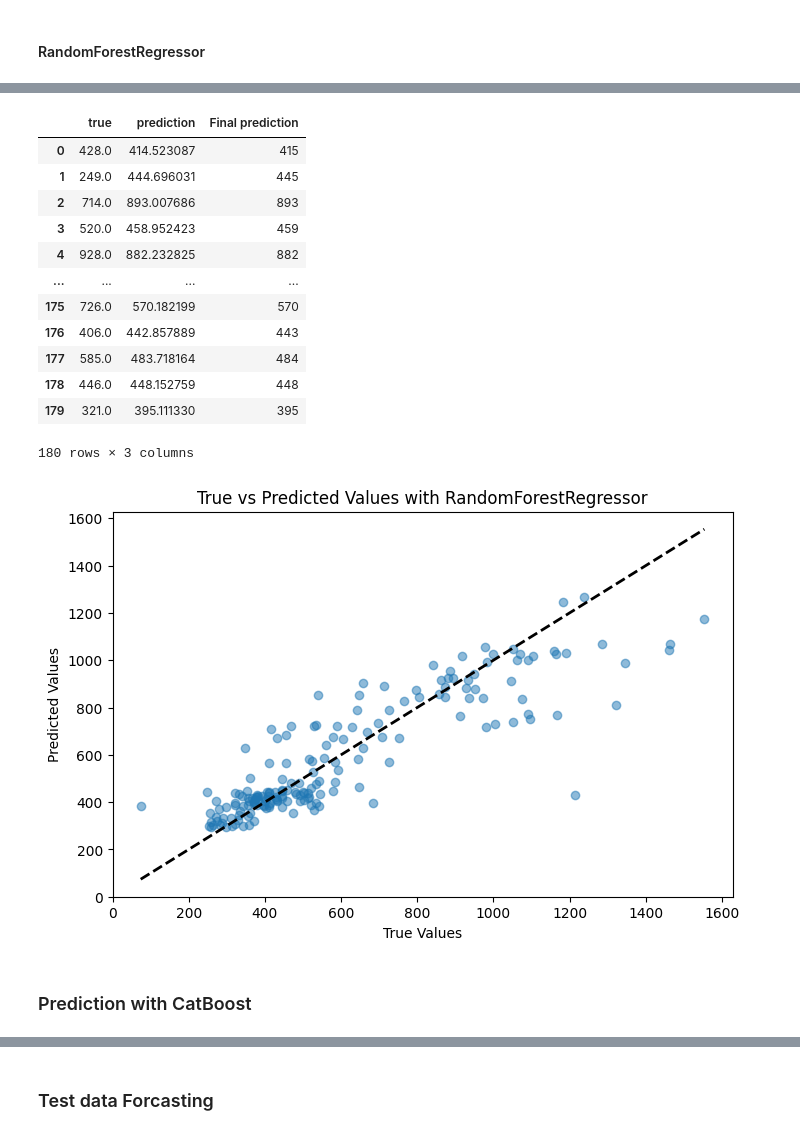
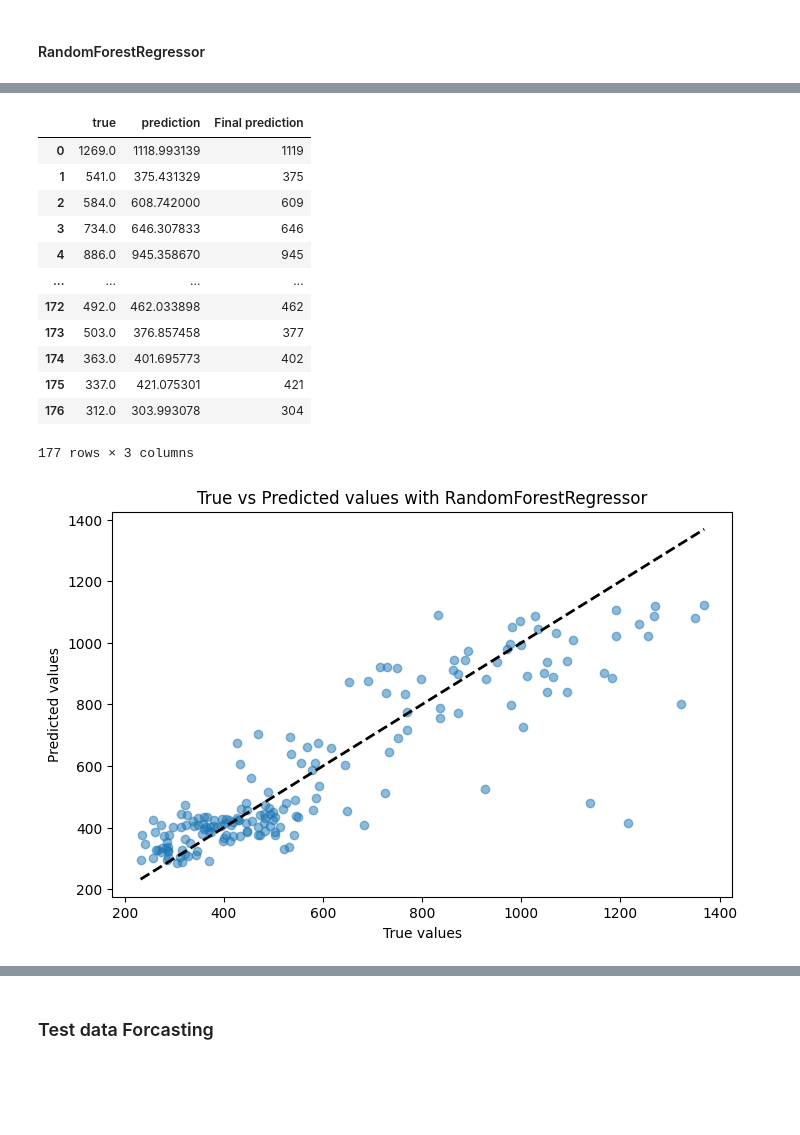
Before and after one commit to msbeigi/sale-analysis, a Jupyter notebook: backery_sale.ipynb, the cells around one changed output, grey strips where cells are left out. Cells and saved outputs as stored; diff of their text form; code cells hidden in the pictures; blank space fills up the shorter version.

```diff
--- a/backery_sale.ipynb
+++ b/backery_sale.ipynb
@@ -360,7 +362,7 @@ merged_data
 # %%
 
 
-correlation_merge=merged_data[[ 'Quantity', #'total_sale_item', 'Article_Label',
+correlation_merge=merged_data_no_oulier[[ 'Quantity', #'total_sale_item', 'Article_Label',
        'tavg', 'tmin', 'tmax', 'prcp', 'wdir', 'wspd', 'wpgt', 'pres',
        'is_rainy', 'temp_range', 'is_cold_day', 'is_hot_day', 'is_heavy_wind',
        'is_high_pressure', 'day_of_week', 'is_weekend', 'month',
@@ -403,19 +405,19 @@ print(f'Top features:\n{correl_list}')
 Top features:
 ['tavg', 'tmin', 'tmax', 'prcp', 'wdir', 'wspd', 'wpgt', 'pres', 'is_rainy', 'temp_range', 'is_cold_day', 'is_hot_day', 'is_heavy_wind', 'is_high_pressure', 'day_of_week', 'is_weekend', 'month', 'week ...
 # %%
-df_train=merged_data[correl_list]
-df_y=merged_data['Quantity']
+df_train=merged_data_no_oulier[correl_list]
+df_y=merged_data_no_oulier['Quantity']
 X_train,X_test,y_train,y_test=train_test_split(df_train, df_y, test_size=0.3, random_state=42)
 # %% [markdown]
 #### Feature imporatnce with LightGBMRegressor & ExtraTreesRegressor
 # %%
 
 
-etr = ExtraTreesRegressor(n_estimators=300, random_state=42)
+etr = ExtraTreesRegressor(n_estimators=300, random_state=42, verbose=0)
 etr.fit(X_train, y_train)
 feature_importances_etr = etr.feature_importances_
 
-lgbm = lgb.LGBMRegressor(n_estimators=100, max_depth=10, random_state=42)
+lgbm = lgb.LGBMRegressor(n_estimators=100,  random_state=42)
 lgbm.fit(X_train, y_train)
 
 feature_importances_lgbm = lgbm.feature_importances_
@@ -489,7 +473,7 @@ print(selection_list_features)
 # %%
 selection_list_features = [feature for feature in selection_list_features if (feature not in ['Article_Label','total_sale_item'])]
 
-df_train=merged_data[selection_list_features]
+df_train=merged_data_no_oulier[selection_list_features]
 
 X_train, X_test, y_train, y_test = train_test_split(df_train, df_y, test_size=0.3, random_state=42)
 # %% [markdown]
@@ -524,29 +508,27 @@ Final Mean Absolute Error Final Prediction: 97.16666666666667
 # %%
 result_predict=zip(y_test,y_pred,final_y_pred_rf)
 df_result_rf=pd.DataFrame(result_predict, columns=['true','prediction','Final prediction'])
 display(df_result_rf)
 
 plt.figure(figsize=(8, 5))
 plt.scatter(y_test, y_pred, alpha=0.5)
 plt.plot([y_test.min(), y_test.max()], [y_test.min(), y_test.max()], 'k--', lw=2)
-plt.xlabel('True Values')
-plt.ylabel('Predicted Values')
-plt.title('True vs Predicted Values with RandomForestRegressor')
+plt.xlabel('True values')
+plt.ylabel('Predicted values')
+plt.title('True vs Predicted values with RandomForestRegressor')
 plt.show()
 # %% [output]
 |  | true | prediction | Final prediction |
-| 0 | 428.0 | 414.523087 | 415 |
-| 1 | 249.0 | 444.696031 | 445 |
-| 2 | 714.0 | 893.007686 | 893 |
-| 3 | 520.0 | 458.952423 | 459 |
-| 4 | 928.0 | 882.232825 | 882 |
+| 0 | 1269.0 | 1118.993139 | 1119 |
+| 1 | 541.0 | 375.431329 | 375 |
+| 2 | 584.0 | 608.742000 | 609 |
+| 3 | 734.0 | 646.307833 | 646 |
+| 4 | 886.0 | 945.358670 | 945 |
 | ... | ... | ... | ... |
-| 175 | 726.0 | 570.182199 | 570 |
-| 176 | 406.0 | 442.857889 | 443 |
-| 177 | 585.0 | 483.718164 | 484 |
-| 178 | 446.0 | 448.152759 | 448 |
-| 179 | 321.0 | 395.111330 | 395 |
+| 172 | 492.0 | 462.033898 | 462 |
+| 173 | 503.0 | 376.857458 | 377 |
+| 174 | 363.0 | 401.695773 | 402 |
+| 175 | 337.0 | 421.075301 | 421 |
+| 176 | 312.0 | 303.993078 | 304 |
-180 rows × 3 columns
+177 rows × 3 columns
-[figure, old version]
+[figure, new version]
-# %% [markdown]
-### Prediction with CatBoost
```
Also changed, not shown: parts of 13 cells of this notebook.
